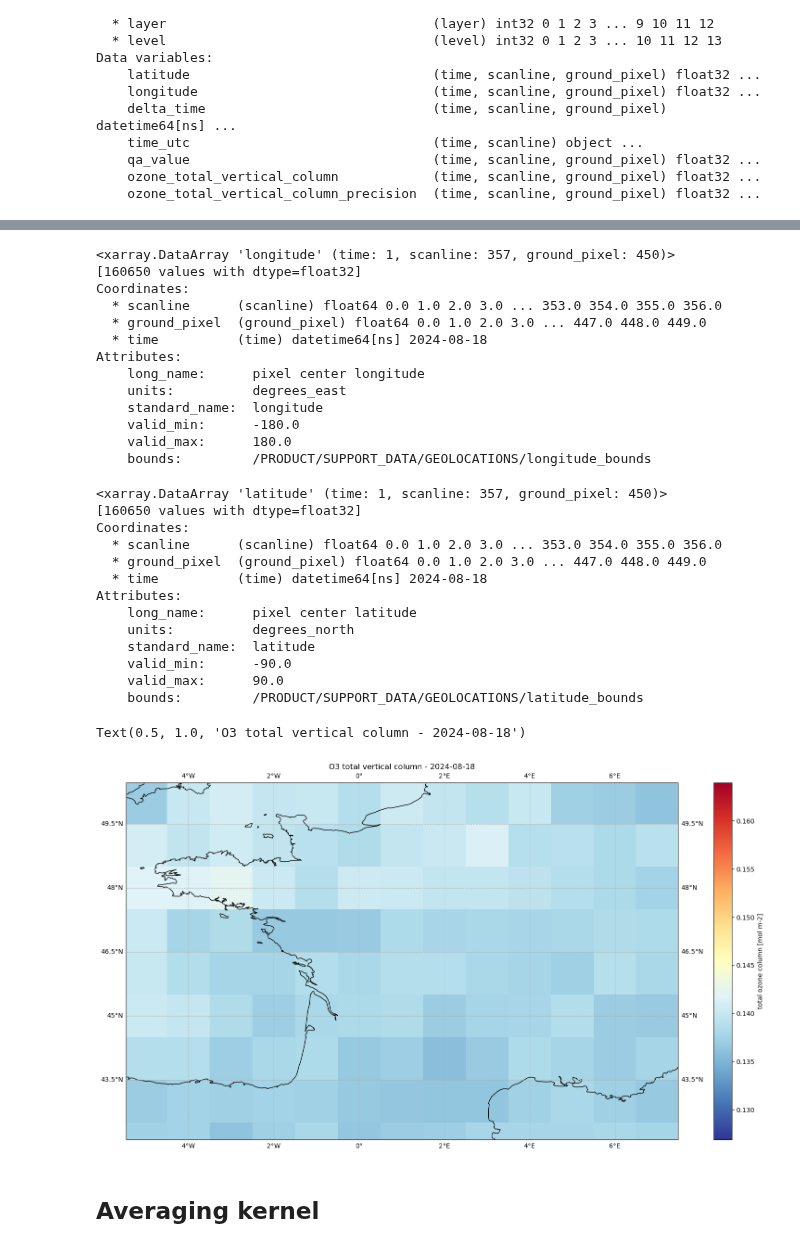
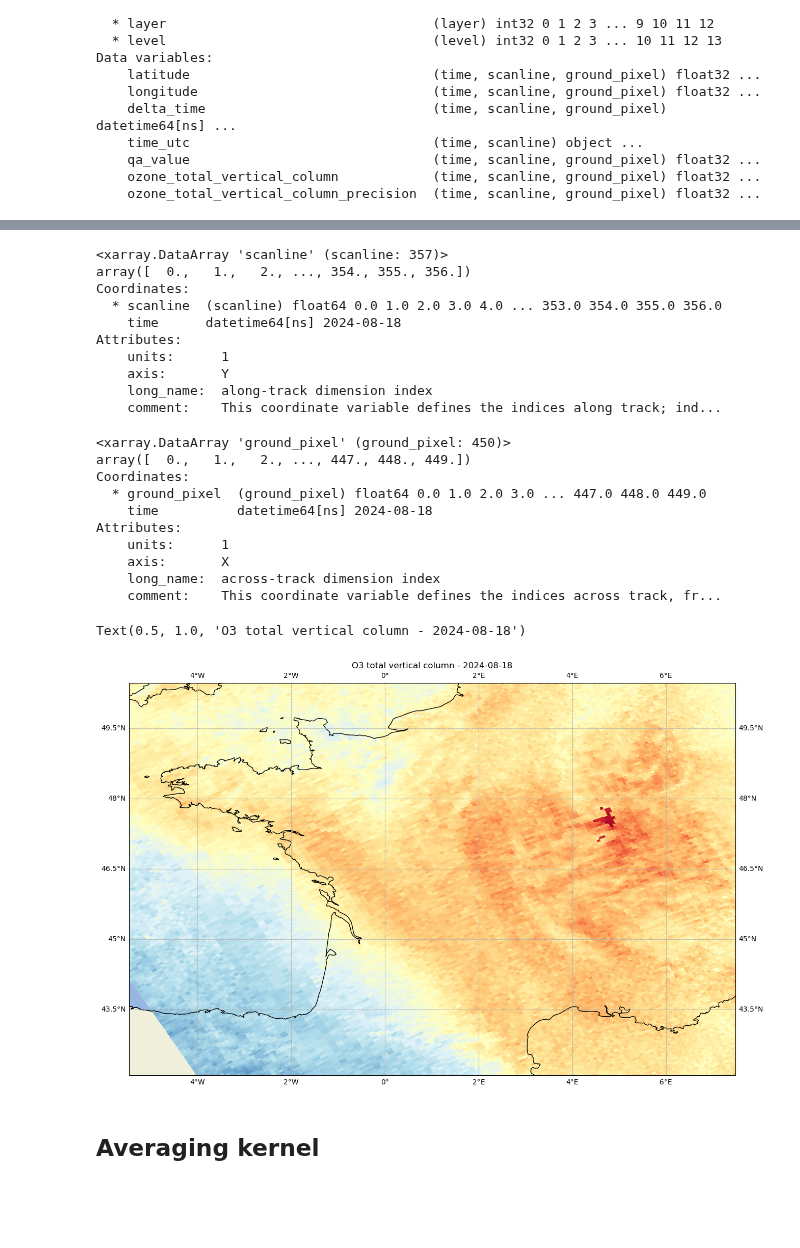
Before and after one commit to mea06em/cams-act6, a Jupyter notebook: 06-ak/inverse_methods.ipynb, the cells around one changed output, grey strips where cells are left out. Drawn from its saved outputs; the diff is of its cells as text; code cells hidden in the pictures; blank space fills up the shorter version.

Commit message:
fixed plotting

```diff
--- a/06-ak/inverse_methods.ipynb
+++ b/06-ak/inverse_methods.ipynb
@@ -65,0 +83,3 @@ Data variables:
+# %%
+longitude = o3_product_ds['longitude'].sel(time='2024-08-18')
+longitude
@@ -66,4 +106,4 @@ Data variables:
 # %%
-o3_total_column = o3_product_ds['ozone_total_vertical_column']
+o3_total_column = o3_product_ds['ozone_total_vertical_column'].sel(time='2024-08-18')
 o3_total_column
 # %% [output]
@@ -80,3 +120,6 @@ Attributes:
     long_name:                                             total ozone column
     multiplication_factor_to_convert_to_DU:                2241.15
     multiplication_factor_to_convert_to_molecules_percm2:  6.02214e+19
+# %%
+conversion_factor = o3_total_column.multiplication_factor_to_convert_to_molecules_percm2
+conversion_factor
@@ -82,0 +128,3 @@ Attributes:
+# %%
+o3_total_column_converted = o3_total_column * conversion_factor
+o3_total_column_converted
@@ -83,37 +151,31 @@ Attributes:
 # %%
-o3_longitude = o3_product_ds['longitude']
-o3_longitude
+o3_scanline = o3_total_column['scanline']
+o3_scanline
 # %% [output]
-<xarray.DataArray 'longitude' (time: 1, scanline: 357, ground_pixel: 450)>
-[160650 values with dtype=float32]
+<xarray.DataArray 'scanline' (scanline: 357)>
+array([  0.,   1.,   2., ..., 354., 355., 356.])
 Coordinates:
-  * scanline      (scanline) float64 0.0 1.0 2.0 3.0 ... 353.0 354.0 355.0 356.0
-  * ground_pixel  (ground_pixel) float64 0.0 1.0 2.0 3.0 ... 447.0 448.0 449.0
-  * time          (time) datetime64[ns] 2024-08-18
+  * scanline  (scanline) float64 0.0 1.0 2.0 3.0 4.0 ... 353.0 354.0 355.0 356.0
+    time      datetime64[ns] 2024-08-18
 Attributes:
-    long_name:      pixel center longitude
-    units:          degrees_east
-    standard_name:  longitude
-    valid_min:      -180.0
-    valid_max:      180.0
-    bounds:         /PRODUCT/SUPPORT_DATA/GEOLOCATIONS/longitude_bounds
+    units:      1
+    axis:       Y
+    long_name:  along-track dimension index
+    comment:    This coordinate variable defines the indices along track; ind...
 # %%
-o3_latitude = o3_product_ds['latitude']
-o3_latitude
+o3_ground_pixel = o3_total_column['ground_pixel']
+o3_ground_pixel
 # %% [output]
-<xarray.DataArray 'latitude' (time: 1, scanline: 357, ground_pixel: 450)>
-[160650 values with dtype=float32]
+<xarray.DataArray 'ground_pixel' (ground_pixel: 450)>
+array([  0.,   1.,   2., ..., 447., 448., 449.])
 Coordinates:
-  * scanline      (scanline) float64 0.0 1.0 2.0 3.0 ... 353.0 354.0 355.0 356.0
   * ground_pixel  (ground_pixel) float64 0.0 1.0 2.0 3.0 ... 447.0 448.0 449.0
-  * time          (time) datetime64[ns] 2024-08-18
+    time          datetime64[ns] 2024-08-18
 Attributes:
-    long_name:      pixel center latitude
-    units:          degrees_north
-    standard_name:  latitude
-    valid_min:      -90.0
-    valid_max:      90.0
-    bounds:         /PRODUCT/SUPPORT_DATA/GEOLOCATIONS/latitude_bounds
+    units:      1
+    axis:       X
+    long_name:  across-track dimension index
+    comment:    This coordinate variable defines the indices across track, fr...
 # %%
 def create_figure():
     fig = plt.figure(figsize=(20,10))
@@ -126,12 +188,20 @@ def create_figure():
     return fig, ax
 # %%
 _, ax = create_figure()
-o3_total_column_observations = o3_total_column.sel(time='2024-08-18')
-o3_total_column_observations.plot.pcolormesh(ax=ax, x=None, y=None, add_colorbar=True, cmap='RdYlBu_r')
+#o3_total_column_observations = o3_total_column
+##o3_total_column.plot.pcolormesh(ax=ax, longitude=longitude, latitude=latitude, add_colorbar=True, cmap='RdYlBu_r')
+plt.pcolormesh(longitude,
+               latitude,
+               o3_total_column_converted,
+               #vmin=1,
+               #vmax=2,
+               cmap='RdYlBu_r',
+               shading='auto',
+               transform=ccrs.PlateCarree())
 plt.title('O3 total vertical column - 2024-08-18')
 # %% [output]
 Text(0.5, 1.0, 'O3 total vertical column - 2024-08-18')
-[figure, old version]
+[figure, new version]
 # %% [markdown]
 ## Averaging kernel
 # %%
```
Also changed, not shown: parts of 8 cells of this notebook.
